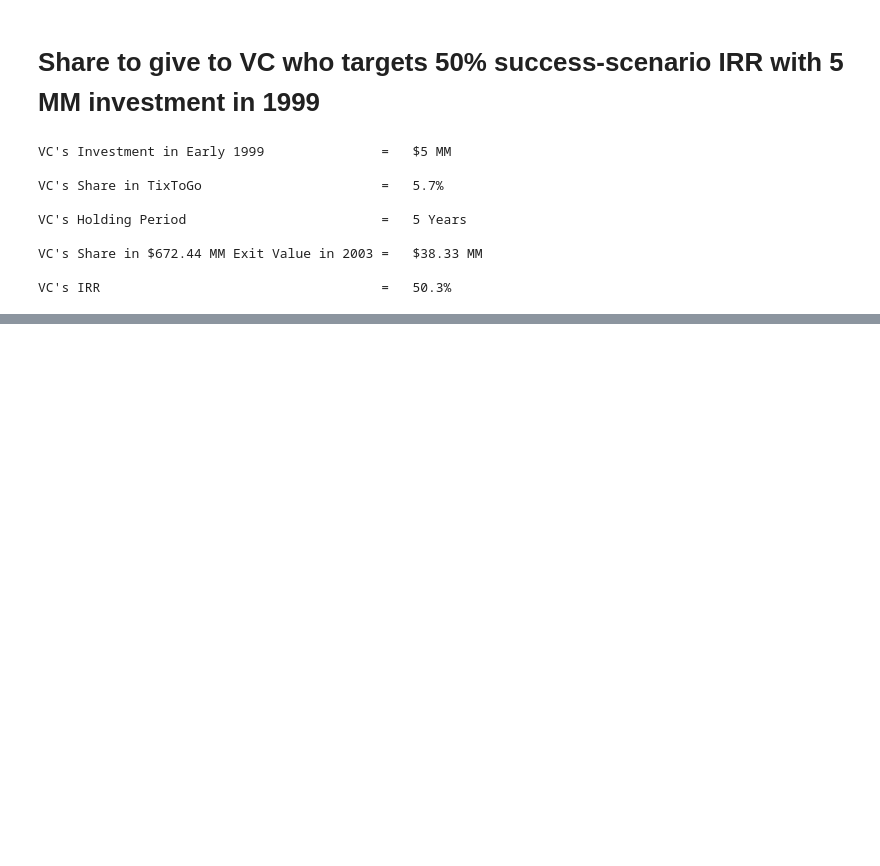
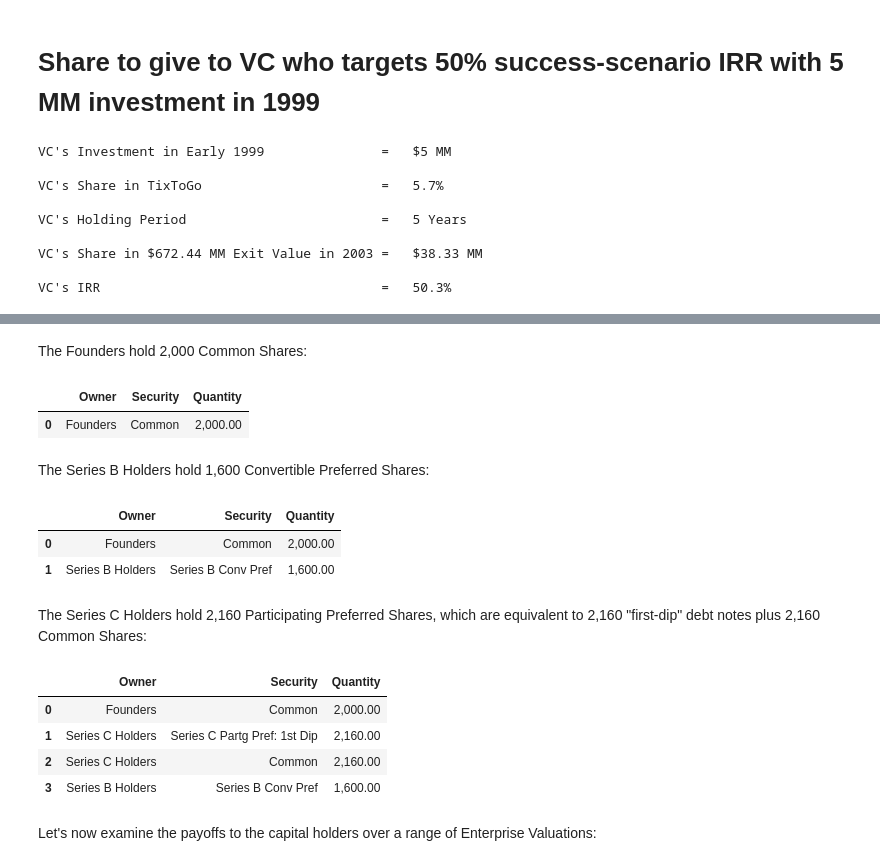
Before and after one commit to TheVinhLuong102/ChicagoBooth-EntrepreneurialFinancePrivateEquity, a Jupyter notebook: TixToGo/TixToGo.ipynb, the cells around one changed output, grey strips where cells are left out. Drawn from its saved outputs; the diff is of its cells as text; code cells hidden in the pictures; blank space fills up the shorter version.

Commit message:
add Capital Structure payoff analysis to TixToGo

```diff
--- a/TixToGo/TixToGo.ipynb
+++ b/TixToGo/TixToGo.ipynb
@@ -307,0 +313,15 @@ VC's IRR                                    =   50.4%
+# %%
+capital_structure = \
+    CapitalStructure(
+        Security(
+            label='Common'),
+        [[Security(
+            label='Series B Conv Pref',
+            claim_val=5000.),
+         1.]],
+        Security(
+            label='Series C Partg Pref: 1st Dip',
+            claim_val=15e6 / 2160))
+
+print('Security Classes:')
+capital_structure.show()
@@ -307,0 +334,41 @@ VC's IRR                                    =   50.4%
+# %% [markdown]
+The Founders hold 2,000 Common Shares:
+# %%
+capital_structure.issue(
+    owner='Founders',
+    securities=[(2000, 'Common')])
+
+capital_structure.show(ownerships=True)
+# %% [output]
+|  | Owner | Security | Quantity |
+| 0 | Founders | Common | 2,000.00 |
+# %% [markdown]
+The Series B Holders hold 1,600 Convertible Preferred Shares:
+# %%
+capital_structure.issue(
+    owner='Series B Holders',
+    securities=[(1600, 'Series B Conv Pref')])
+
+capital_structure.show(ownerships=True)
+# %% [output]
+|  | Owner | Security | Quantity |
+| 0 | Founders | Common | 2,000.00 |
+| 1 | Series B Holders | Series B Conv Pref | 1,600.00 |
+# %% [markdown]
+The Series C Holders hold 2,160 Participating Preferred Shares, which are equivalent to 2,160 "first-dip" debt notes plus 2,160 Common Shares:
+# %%
+capital_structure.issue(
+    owner='Series C Holders',
+    securities=[
+        (2160, 'Common'),
+        (2160, 'Series C Partg Pref: 1st Dip')])
+
+capital_structure.show(ownerships=True)
+# %% [output]
+|  | Owner | Security | Quantity |
+| 0 | Founders | Common | 2,000.00 |
+| 1 | Series C Holders | Series C Partg Pref: 1st Dip | 2,160.00 |
+| 2 | Series C Holders | Common | 2,160.00 |
+| 3 | Series B Holders | Series B Conv Pref | 1,600.00 |
+# %% [markdown]
+Let's now examine the payoffs to the capital holders over a range of Enterprise Valuations:
```
Also changed, not shown: parts of 13 cells of this notebook.
